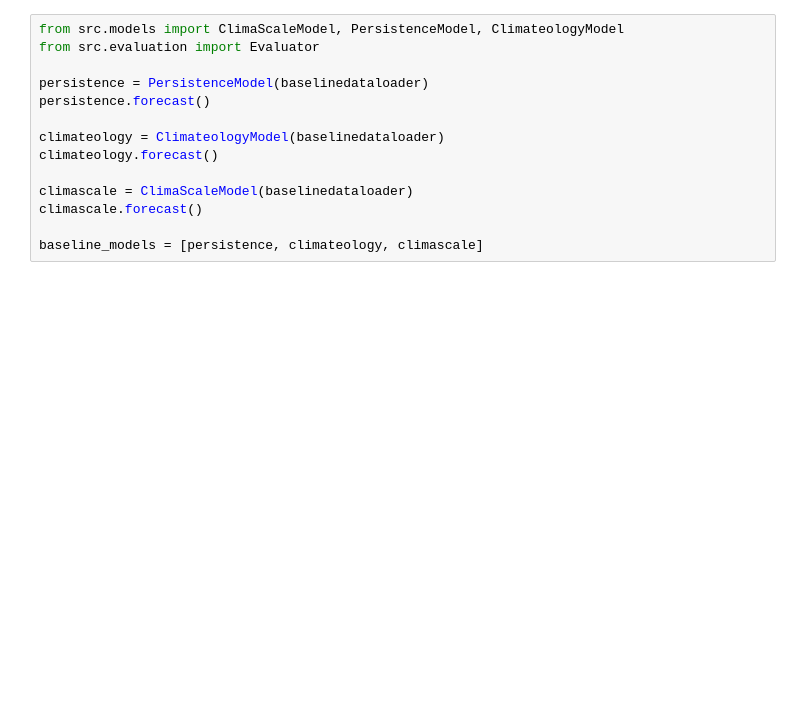
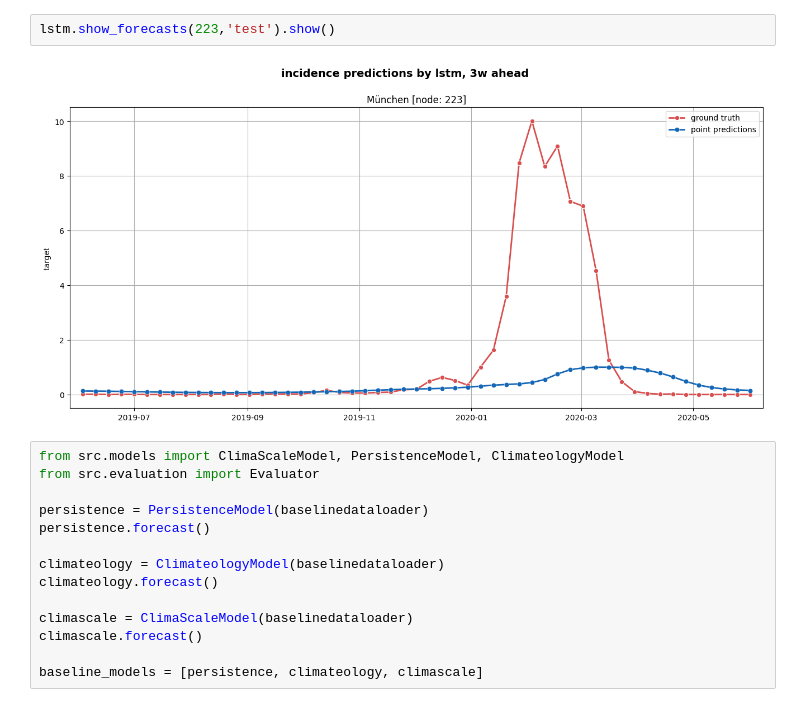
Before and after one commit to stends2001/infectious_disease_gnn, a Jupyter notebook: src/notebooks/4. vanilla deepmodels.ipynb, the cells around one changed output. Cells and saved outputs as stored; diff of their text form; blank space fills up the shorter version.

```diff
--- a/src/notebooks/4. vanilla deepmodels.ipynb
+++ b/src/notebooks/4. vanilla deepmodels.ipynb
@@ -126,3 +65,7 @@ forecasted ✓
+# %%
+lstm.show_forecasts(223,'test').show()
+# %% [output]
+[figure, added]
 # %%
 from src.models import ClimaScaleModel, PersistenceModel, ClimateologyModel
 from src.evaluation import Evaluator
```
Also changed, not shown: parts of 3 cells of this notebook, 3 other files.
